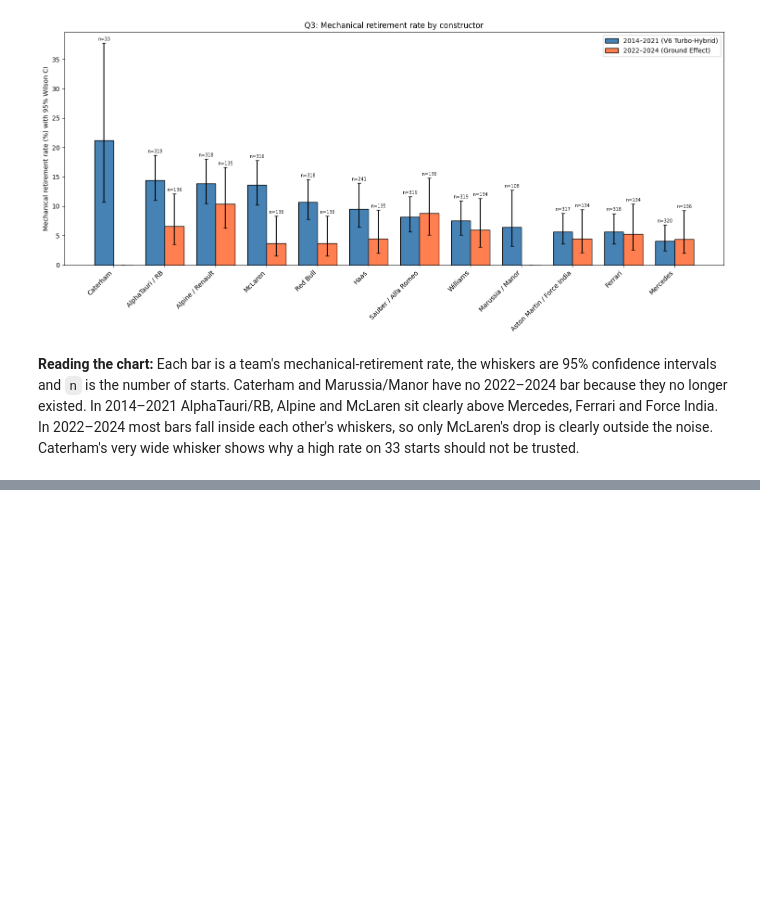
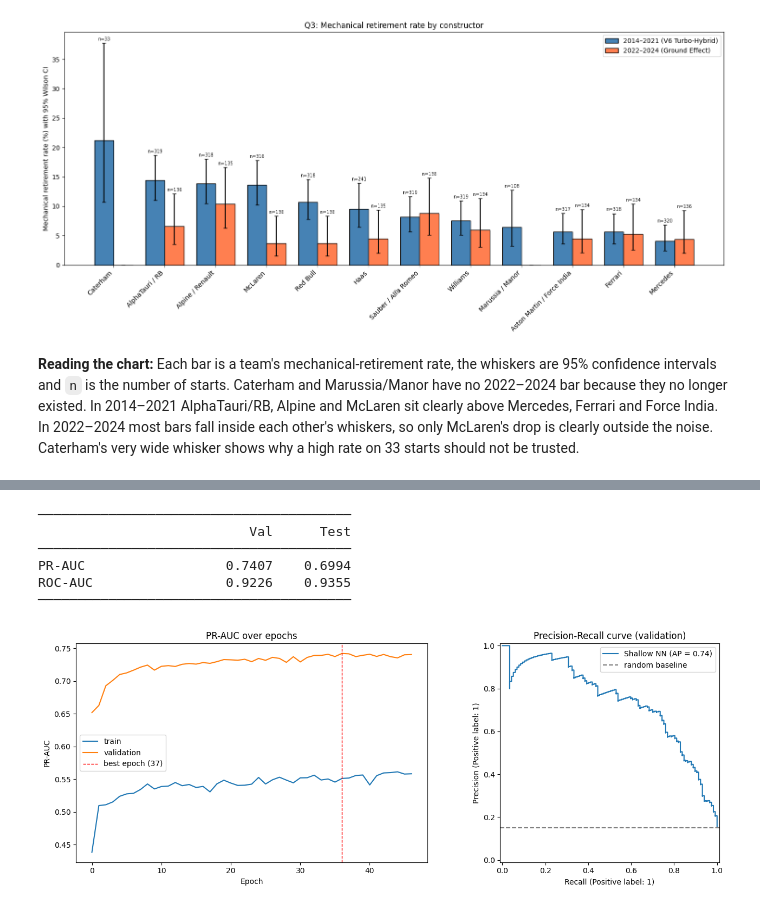
Before and after one commit to youssefyouki/team_12-acl-project-F1-predictoion, a Jupyter notebook: f1-prediction.ipynb, the cells around one changed output, grey strips where cells are left out. Saved outputs shown, nothing was run; the diff lists cells and outputs as text; code cells hidden in the pictures; blank space fills up the shorter version.

Commit message:
Kaggle Notebook | F1 prediction | Version 18

```diff
--- a/f1-prediction.ipynb
+++ b/f1-prediction.ipynb
@@ -2040,0 +2620,45 @@ The bar chart shows the raw rates per grid band. The logistic regression isolate
+# %%
+# ── P3: Evaluation ────────────────────────────────────────────────────────────
+from sklearn.metrics import PrecisionRecallDisplay, RocCurveDisplay
+import matplotlib.pyplot as plt
+
+val_probs  = model.predict(X_val,  verbose=0).flatten()
+test_probs = model.predict(X_test, verbose=0).flatten()
+
+val_pr_auc  = average_precision_score(y_val,  val_probs)
+val_roc_auc = roc_auc_score(y_val,  val_probs)
+tst_pr_auc  = average_precision_score(y_test, test_probs)
+tst_roc_auc = roc_auc_score(y_test, test_probs)
+
+print("─" * 40)
+print(f"{'':20s}  {'Val':>8}  {'Test':>8}")
+print("─" * 40)
+print(f"{'PR-AUC':20s}  {val_pr_auc:8.4f}  {tst_pr_auc:8.4f}")
+print(f"{'ROC-AUC':20s}  {val_roc_auc:8.4f}  {tst_roc_auc:8.4f}")
+print("─" * 40)
+
+# Training curve
+fig, axes = plt.subplots(1, 2, figsize=(14, 5))
+axes[0].plot(history.history['pr_auc'],     label='train')
+axes[0].plot(history.history['val_pr_auc'], label='validation')
+axes[0].axvline(best_epoch - 1, color='red', linestyle='--', linewidth=1, label=f'best epoch ({best_epoch})')
+axes[0].set_title('PR-AUC over epochs')
+axes[0].set_xlabel('Epoch'); axes[0].set_ylabel('PR-AUC')
+axes[0].legend()
+
+# Precision-recall curve on validation
+PrecisionRecallDisplay.from_predictions(y_val, val_probs, ax=axes[1], name='Shallow NN')
+axes[1].axhline(y_val.mean(), color='gray', linestyle='--', label='random baseline')
+axes[1].set_title('Precision-Recall curve (validation)')
+axes[1].legend()
+
+plt.tight_layout()
+plt.show()
+# %% [output]
+────────────────────────────────────────
+                           Val      Test
+────────────────────────────────────────
+PR-AUC                  0.7407    0.6994
+ROC-AUC                 0.9226    0.9355
+────────────────────────────────────────
+[figure, added]
```
Also changed, not shown: parts of 52 cells of this notebook.
